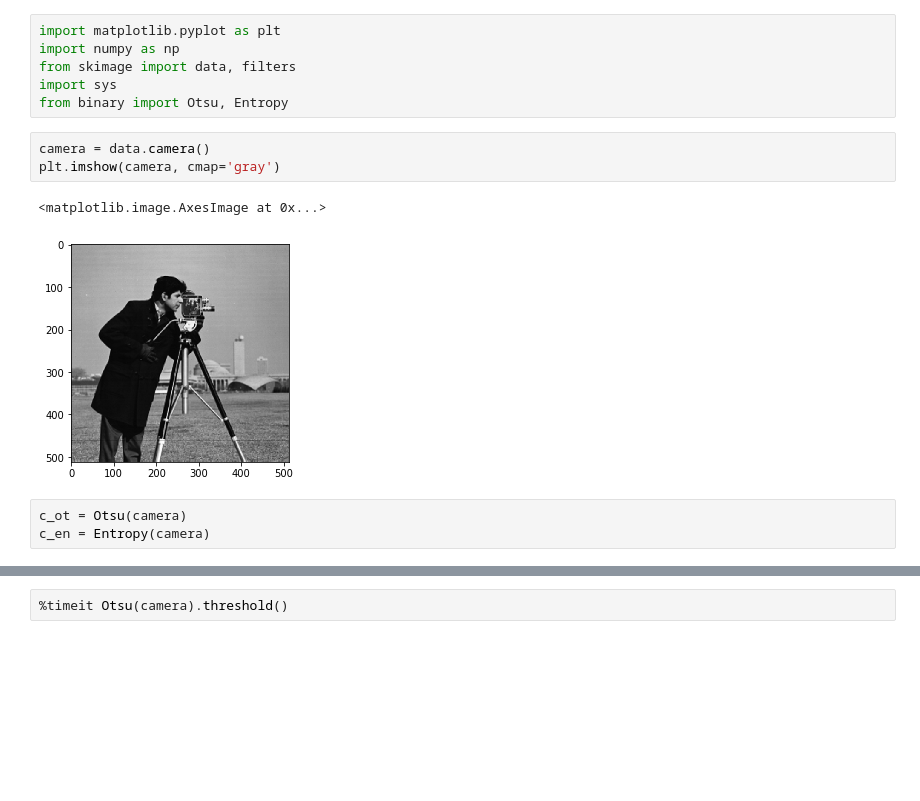
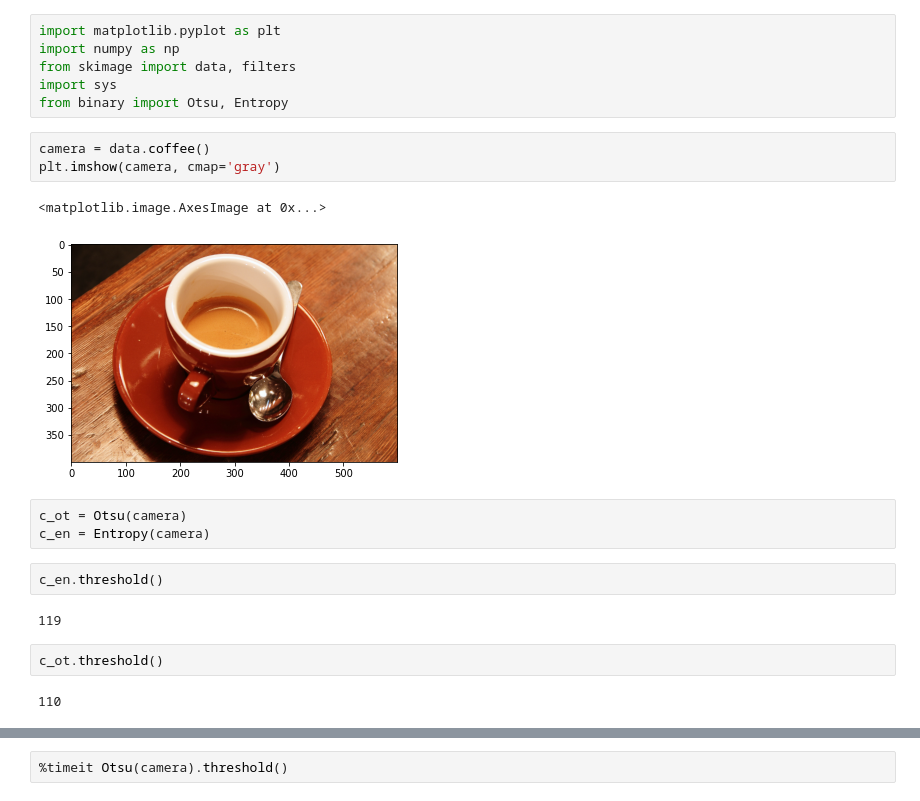
Before and after one commit to Tsinglung-Tseng/BMImageProcessing, a Jupyter notebook: Binary.ipynb, the cells around one changed output, grey strips where cells are left out. Saved outputs shown, nothing was run; the diff lists cells and outputs as text; blank space fills up the shorter version.

```diff
--- a/Binary.ipynb
+++ b/Binary.ipynb
@@ -5,12 +5,20 @@ from skimage import data, filters
 import sys
 from binary import Otsu, Entropy
 # %%
-camera = data.camera()
+camera = data.coffee()
 plt.imshow(camera, cmap='gray')
 # %% [output]
 <matplotlib.image.AxesImage at 0x...>
-[figure, old version]
+[figure, new version]
 # %%
 c_ot = Otsu(camera)
 c_en = Entropy(camera)
+# %%
+c_en.threshold()
+# %% [output]
+119
+# %%
+c_ot.threshold()
+# %% [output]
+110
 # %%
```
Also changed, not shown: parts of 6 cells of this notebook, 7 other files.
